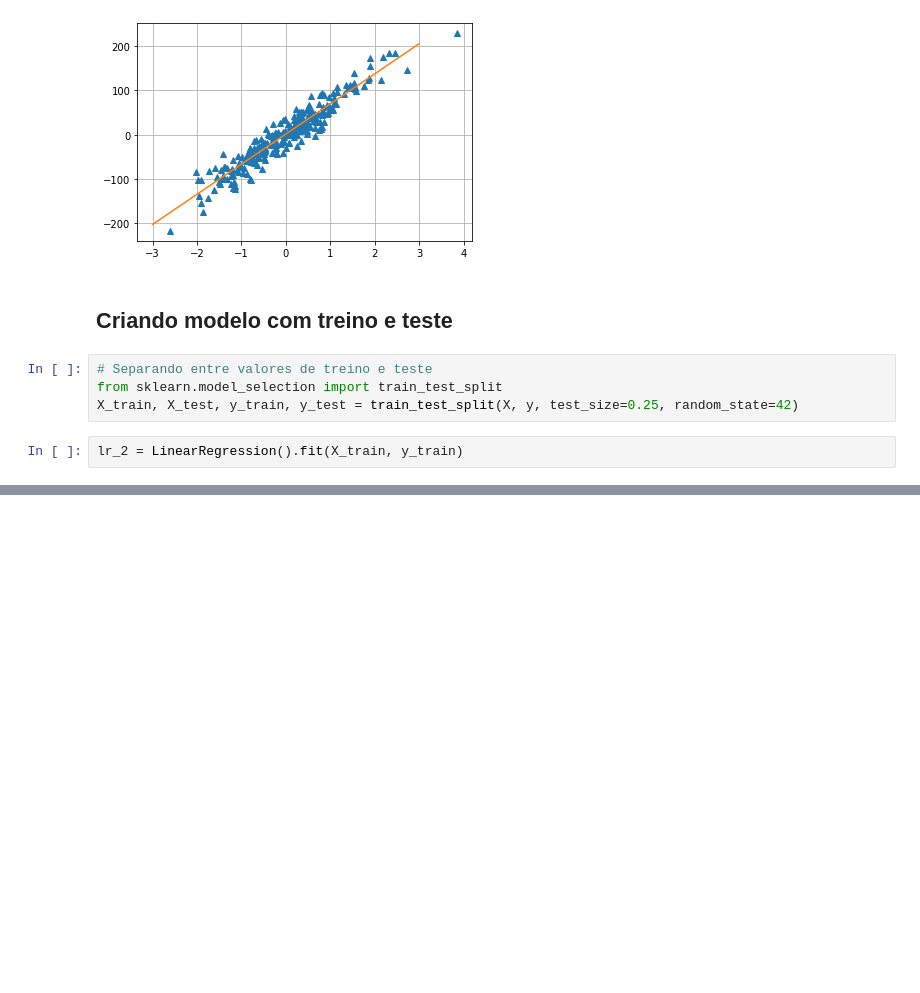
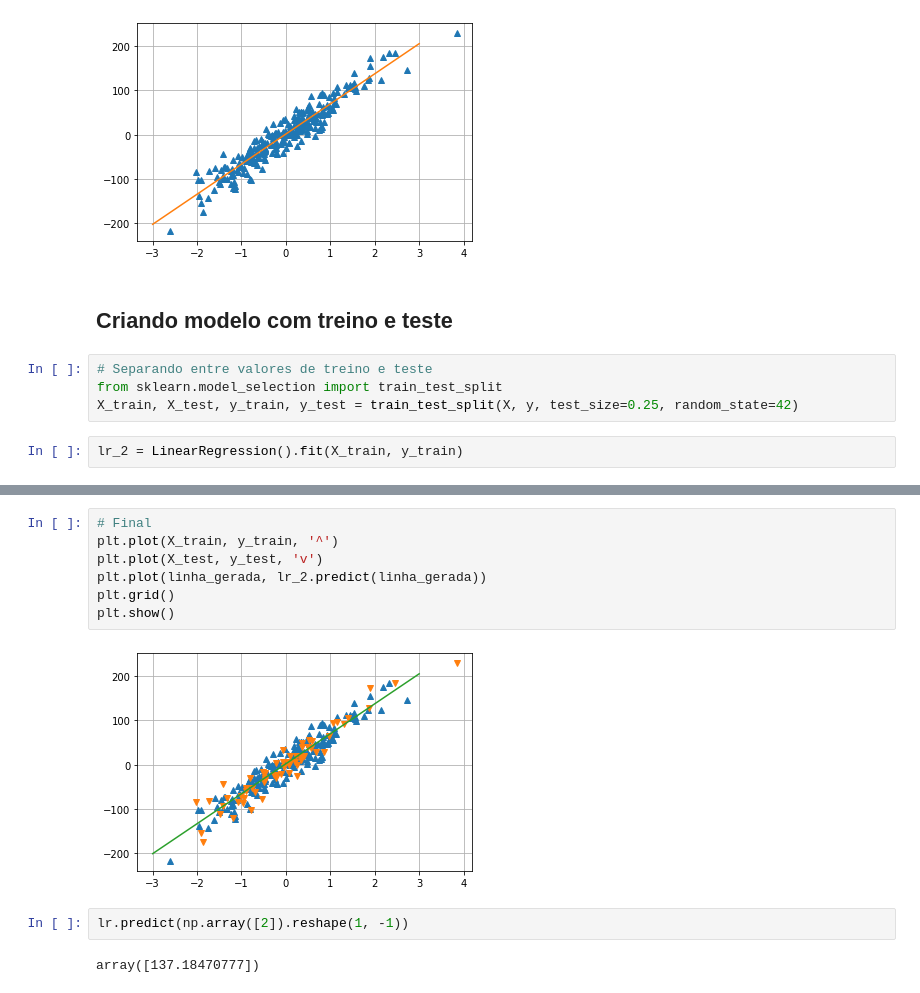
Before and after one commit to MaksonViini/Teste, a Jupyter notebook: Machine Learning Models/Regression/Linear Regression/regressor.ipynb, the cells around one changed output, grey strips where cells are left out. Cells and saved outputs as stored; diff of their text form; blank space fills up the shorter version.

```diff
--- a/Machine Learning Models/Regression/Linear Regression/regressor.ipynb
+++ b/Machine Learning Models/Regression/Linear Regression/regressor.ipynb
@@ -76,0 +76,13 @@ Intercept:  2.1163722511382956
+# %%
+# Final
+plt.plot(X_train, y_train, '^')
+plt.plot(X_test, y_test, 'v')
+plt.plot(linha_gerada, lr_2.predict(linha_gerada))
+plt.grid()
+plt.show()
+# %% [output]
+[figure, added]
+# %%
+lr.predict(np.array([2]).reshape(1, -1))
+# %% [output]
+array([137.18470777])
```
Also changed, not shown: parts of 2 cells of this notebook, 2 other files.
